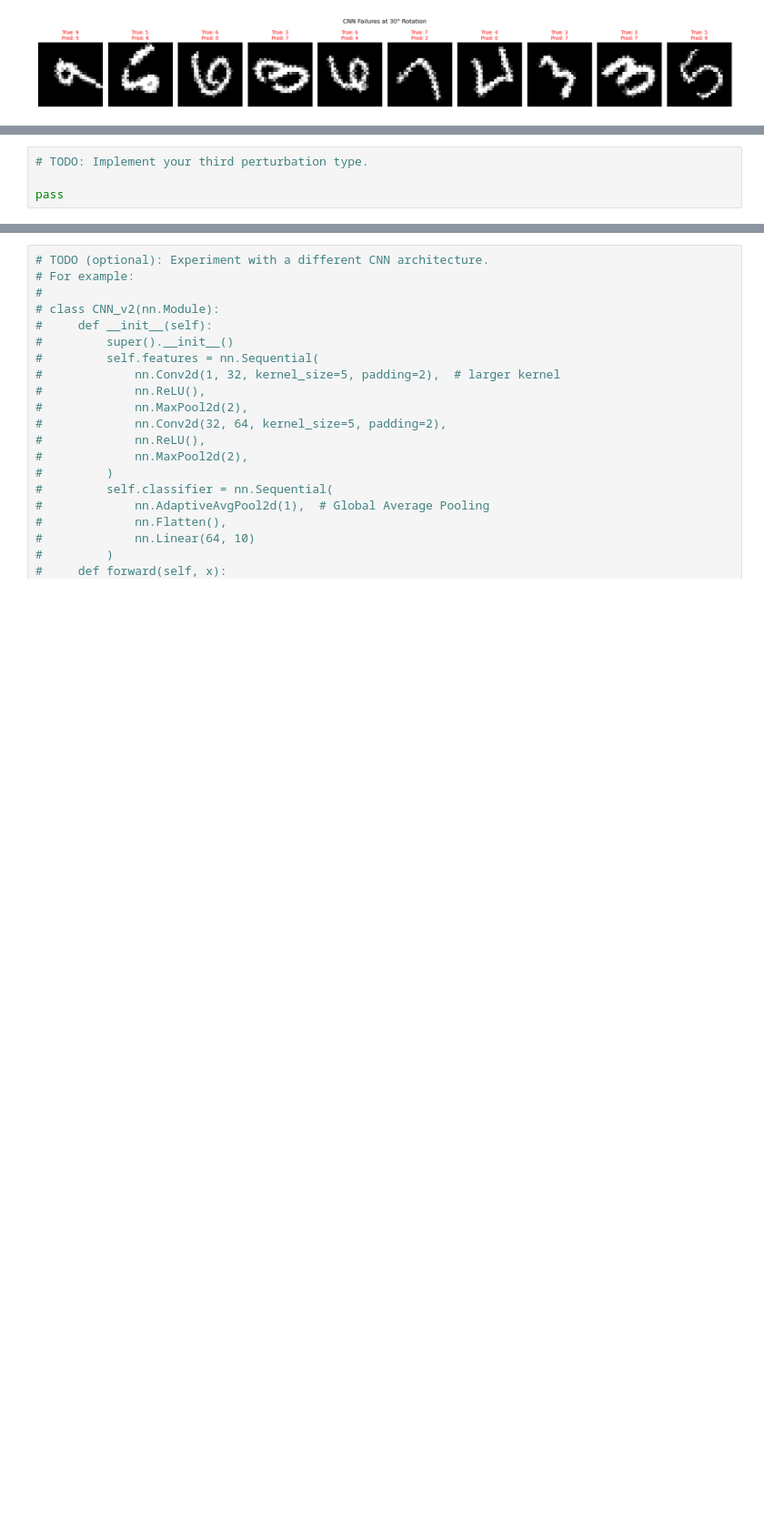
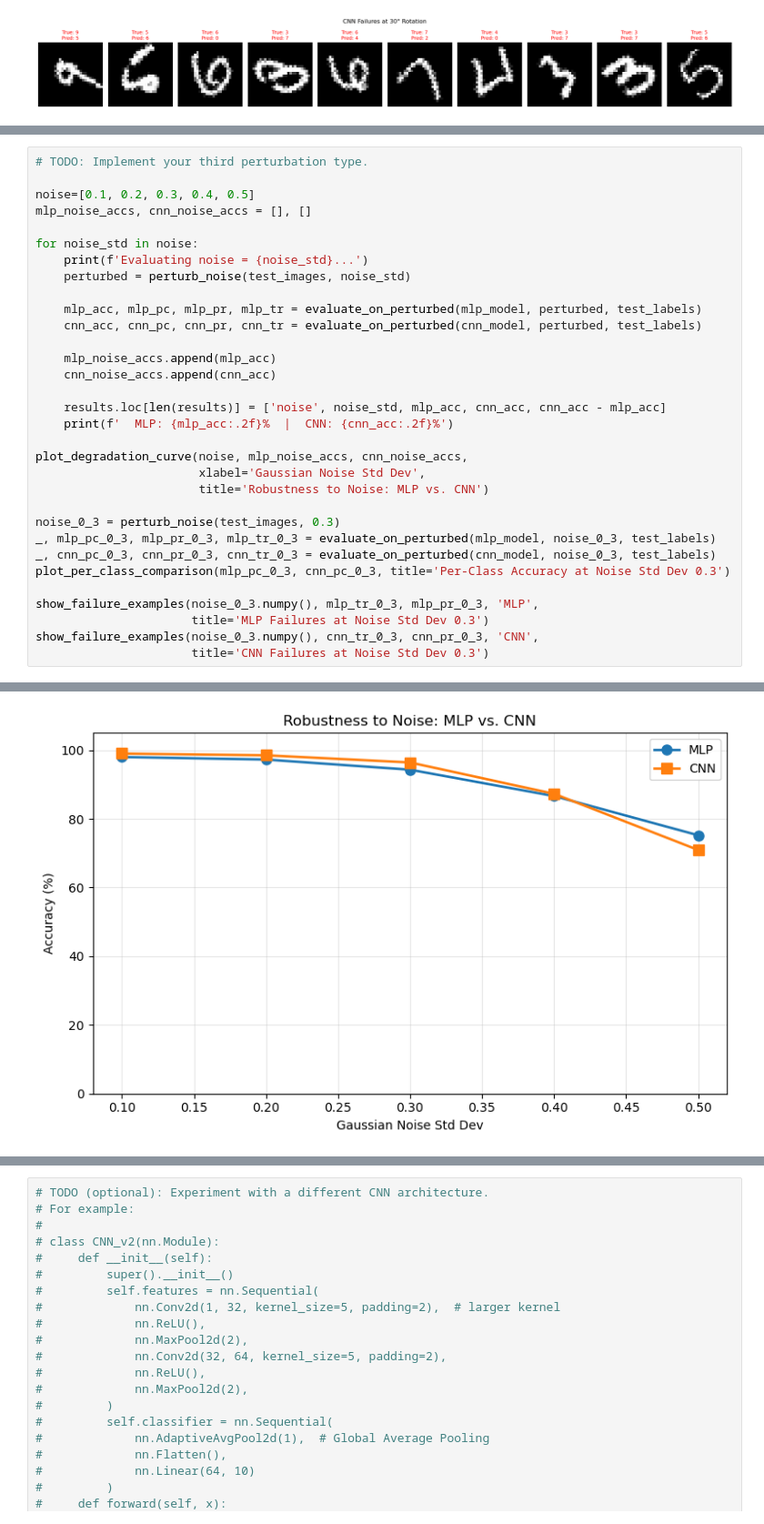
Before and after one commit to Nils-Wagnr/DeepLearning, a Jupyter notebook: RQ2 (Woche4)/RQ2_Template.ipynb, the cells around one changed output, grey strips where cells are left out. Shown at 91% size. Drawn from its saved outputs; the diff is of its cells as text; blank space fills up the shorter version.

```diff
--- a/RQ2 (Woche4)/RQ2_Template.ipynb
+++ b/RQ2 (Woche4)/RQ2_Template.ipynb
@@ -664,6 +671,35 @@ pass
 
 TODO: Choose your third perturbation type.
-# %%
-# TODO: Implement your third perturbation type.
-
-pass
+# %%
+# TODO: Implement your third perturbation type.
+
+noise=[0.1, 0.2, 0.3, 0.4, 0.5]
+mlp_noise_accs, cnn_noise_accs = [], []
+
+for noise_std in noise:
+    print(f'Evaluating noise = {noise_std}...')
+    perturbed = perturb_noise(test_images, noise_std)
+
+    mlp_acc, mlp_pc, mlp_pr, mlp_tr = evaluate_on_perturbed(mlp_model, perturbed, test_labels)
+    cnn_acc, cnn_pc, cnn_pr, cnn_tr = evaluate_on_perturbed(cnn_model, perturbed, test_labels)
+
+    mlp_noise_accs.append(mlp_acc)
+    cnn_noise_accs.append(cnn_acc)
+
+    results.loc[len(results)] = ['noise', noise_std, mlp_acc, cnn_acc, cnn_acc - mlp_acc]
+    print(f'  MLP: {mlp_acc:.2f}%  |  CNN: {cnn_acc:.2f}%')
+
+plot_degradation_curve(noise, mlp_noise_accs, cnn_noise_accs,
+                       xlabel='Gaussian Noise Std Dev',
+                       title='Robustness to Noise: MLP vs. CNN')
+
+noise_0_3 = perturb_noise(test_images, 0.3)
+_, mlp_pc_0_3, mlp_pr_0_3, mlp_tr_0_3 = evaluate_on_perturbed(mlp_model, noise_0_3, test_labels)
+_, cnn_pc_0_3, cnn_pr_0_3, cnn_tr_0_3 = evaluate_on_perturbed(cnn_model, noise_0_3, test_labels)
+plot_per_class_comparison(mlp_pc_0_3, cnn_pc_0_3, title='Per-Class Accuracy at Noise Std Dev 0.3')
+
+show_failure_examples(noise_0_3.numpy(), mlp_tr_0_3, mlp_pr_0_3, 'MLP',
+                      title='MLP Failures at Noise Std Dev 0.3')
+show_failure_examples(noise_0_3.numpy(), cnn_tr_0_3, cnn_pr_0_3, 'CNN',
+                      title='CNN Failures at Noise Std Dev 0.3')
+# %% [output]
@@ -669,0 +716 @@ pass
+[figure, added]
```
Also changed, not shown: parts of 22 cells of this notebook, 11 other files.
